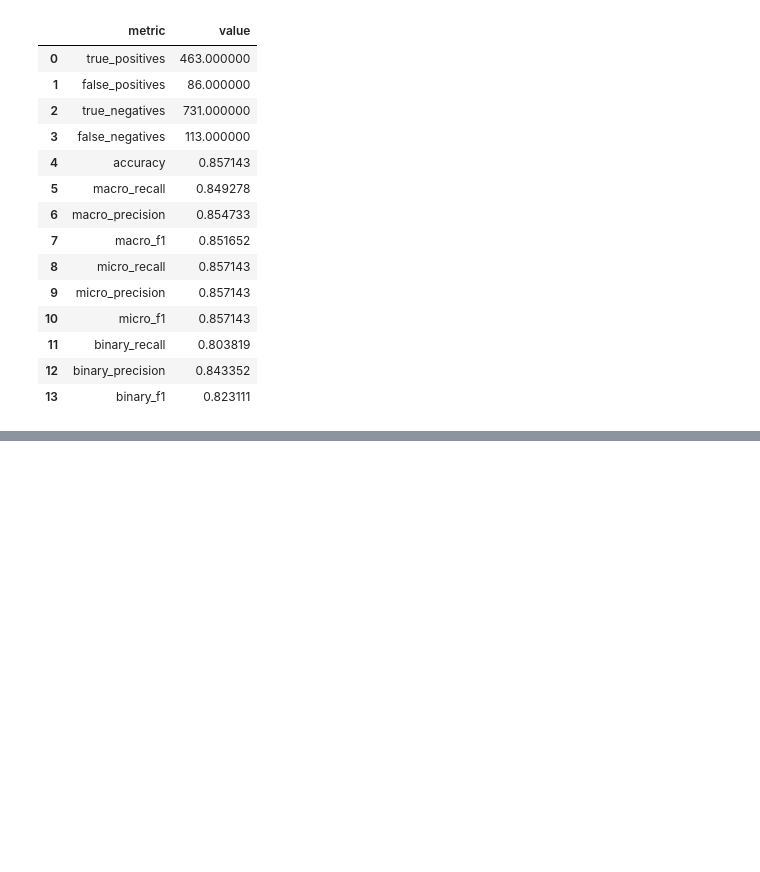
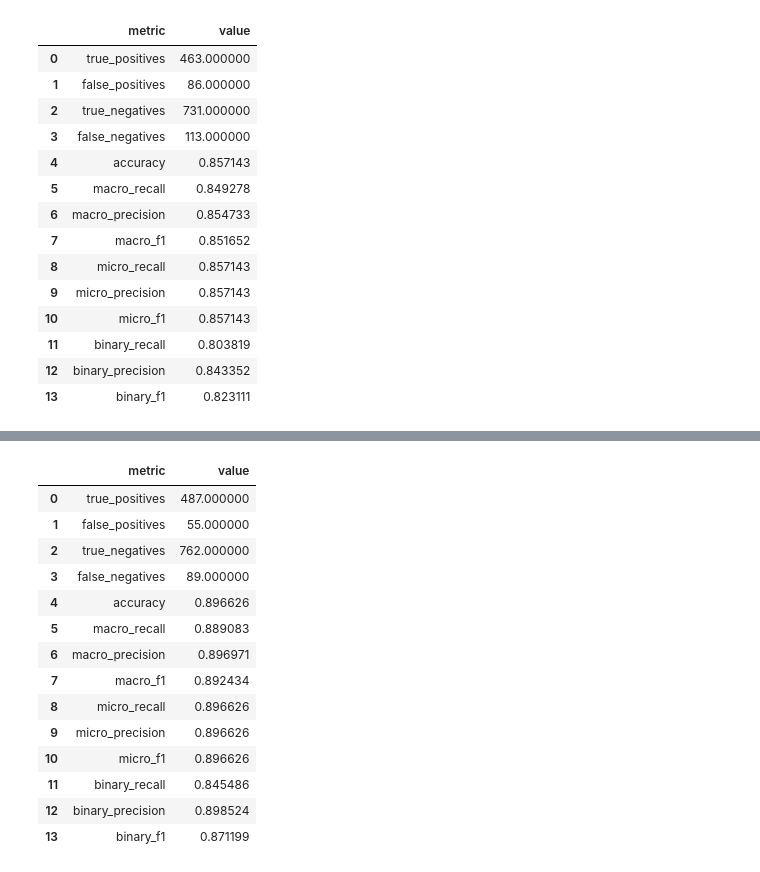
Before and after one commit to brooke-l-hawkins/milestone-ii, a Jupyter notebook: code/train_evaluate_supervised_model.ipynb, the cells around one changed output, grey strips where cells are left out. Saved outputs shown, nothing was run; the diff lists cells and outputs as text; code cells hidden in the pictures; blank space fills up the shorter version.

Commit message:
train multilayer perceptron

```diff
--- a/code/train_evaluate_supervised_model.ipynb
+++ b/code/train_evaluate_supervised_model.ipynb
@@ -129,0 +83,16 @@ save_predictions(tweet_ids = dev_df['tweet_id'],
+# %%
+def train_multilayer_perceptron(features, labels, random_seed):
+    """
+    Train multilayer perceptron with provided features, labels, and random seed
+    """
+    # initialize classifier with default arguments
+    multilayer_perceptron = MLPClassifier(random_state = random_seed)
+    # train classifier
+    multilayer_perceptron.fit(X = features, y = labels)
+
+    return multilayer_perceptron
+# %%
+%%time
+
+# train multilayer perceptron
+multilayer_perceptron = train_multilayer_perceptron(features = train_vectors, labels = train_df['label'], random_seed = random_seed)
@@ -130,3 +155,17 @@ save_predictions(tweet_ids = dev_df['tweet_id'],
+# %%
+# generate predictions for multilayer perceptron
+train_predictions_multilayer_perceptron = predict_decision_tree(multilayer_perceptron, features = train_vectors)
+dev_predictions_multilayer_perceptron   = predict_decision_tree(multilayer_perceptron, features = dev_vectors)
+
+# write predictions to CSV
+save_predictions(tweet_ids = train_df['tweet_id'],
+                 labels = train_df['label'],
+                 predictions = train_predictions_multilayer_perceptron,
+                 filepath_out = '../data/derived/tweets_supervised_train_predictions_multilayer_perceptron.csv')
+save_predictions(tweet_ids = dev_df['tweet_id'],
+                 labels = dev_df['label'],
+                 predictions = dev_predictions_multilayer_perceptron,
+                 filepath_out = '../data/derived/tweets_supervised_dev_predictions_multilayer_perceptron.csv')
 # %% [markdown]
 ## Evaluate predictions
 # %%
@@ -197,3 +236,11 @@ dev_metrics_linear_svc = evaluate_predictions(labels = dev_df['label'],
+# %%
+# evaluate predictions for multilayer perceptron and write to CSV
+train_metrics_multilayer_perceptron = evaluate_predictions(labels = train_df['label'],
+                                                           predictions = train_predictions_multilayer_perceptron,
+                                                           filepath_out = '../data/derived/performance_train_multilayer_perceptron.csv')
+dev_metrics_multilayer_perceptron = evaluate_predictions(labels = dev_df['label'],
+                                                         predictions = dev_predictions_multilayer_perceptron,
+                                                         filepath_out = '../data/derived/performance_dev_multilayer_perceptron.csv')
 # %% [markdown]
 Check out evaluation metrics for training and development datasets for the decision tree classifier.
 # %%
@@ -272,0 +340,18 @@ dev_metrics_linear_svc
+# %%
+dev_metrics_multilayer_perceptron
+# %% [output]
+|  | metric | value |
+| 0 | true_positives | 487.000000 |
+| 1 | false_positives | 55.000000 |
+| 2 | true_negatives | 762.000000 |
+| 3 | false_negatives | 89.000000 |
+| 4 | accuracy | 0.896626 |
+| 5 | macro_recall | 0.889083 |
+| 6 | macro_precision | 0.896971 |
+| 7 | macro_f1 | 0.892434 |
+| 8 | micro_recall | 0.896626 |
+| 9 | micro_precision | 0.896626 |
+| 10 | micro_f1 | 0.896626 |
+| 11 | binary_recall | 0.845486 |
+| 12 | binary_precision | 0.898524 |
+| 13 | binary_f1 | 0.871199 |
```
Also changed, not shown: parts of 30 cells of this notebook, 5 other files.
